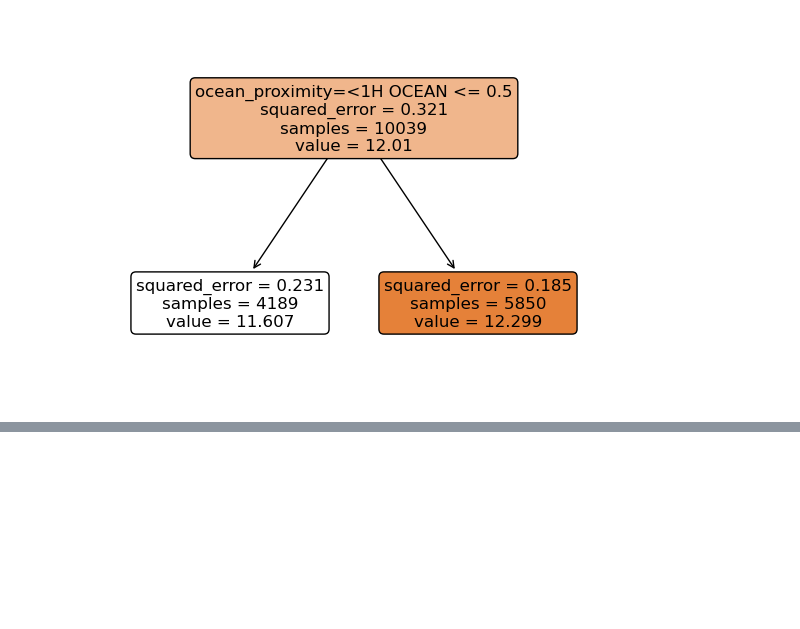
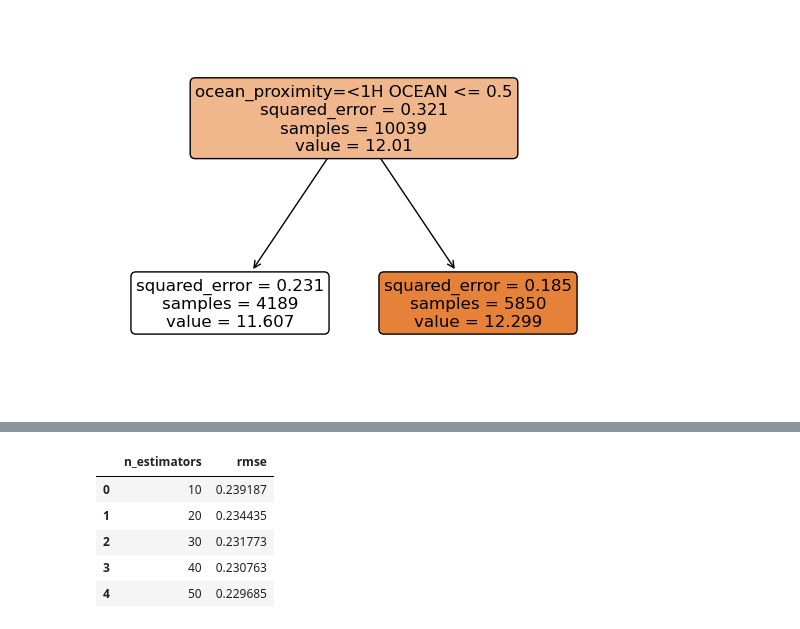
Before and after one commit to capac/ml-zoomcamp, a Jupyter notebook: 2023/homework/06/homework_06.ipynb, the cells around one changed output, grey strips where cells are left out. Cells and saved outputs as stored; diff of their text form; code cells hidden in the pictures; blank space fills up the shorter version.

```diff
--- a/2023/homework/06/homework_06.ipynb
+++ b/2023/homework/06/homework_06.ipynb
@@ -113,0 +130,7 @@ plot_tree(dt, filled=True, rounded=True, feature_names=feature_names, fontsize=1
+# %%
+with warnings.catch_warnings():
+    warnings.simplefilter(action='ignore', category=FutureWarning)
+    rf = RandomForestRegressor(n_estimators=10, n_jobs=-1, random_state=1)
+    rf.fit(X_cat_train, y_train)
+    y_pred = rf.predict(X_cat_val)
+    rmse = np.sqrt(mean_squared_error(y_val, y_pred))
@@ -113,0 +156,20 @@ plot_tree(dt, filled=True, rounded=True, feature_names=feature_names, fontsize=1
+# %%
+with warnings.catch_warnings():
+    warnings.simplefilter(action='ignore', category=FutureWarning)
+    scores = []
+    for n_est in range(10, 201, 10):
+        rf = RandomForestRegressor(n_estimators=n_est, n_jobs=-1, random_state=1)
+        rf.fit(X_cat_train, y_train)
+        y_pred = rf.predict(X_cat_val)
+        scores.append((n_est, np.sqrt(mean_squared_error(y_val, y_pred))))
+# %%
+scores_df = pd.DataFrame(scores, columns=['n_estimators', 'rmse'])
+scores_df.sort_values(by='rmse', ascending=False).reset_index(drop=True, inplace=True)
+scores_df.head()
+# %% [output]
+|  | n_estimators | rmse |
+| 0 | 10 | 0.239187 |
+| 1 | 20 | 0.234435 |
+| 2 | 30 | 0.231773 |
+| 3 | 40 | 0.230763 |
+| 4 | 50 | 0.229685 |
```
Also changed, not shown: parts of 4 cells of this notebook.
